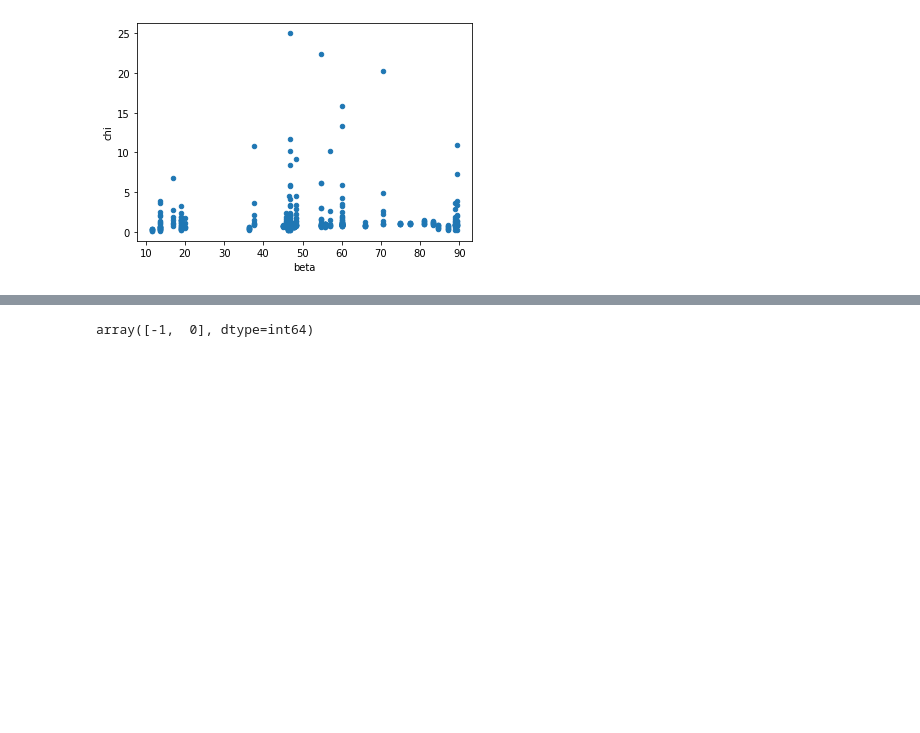
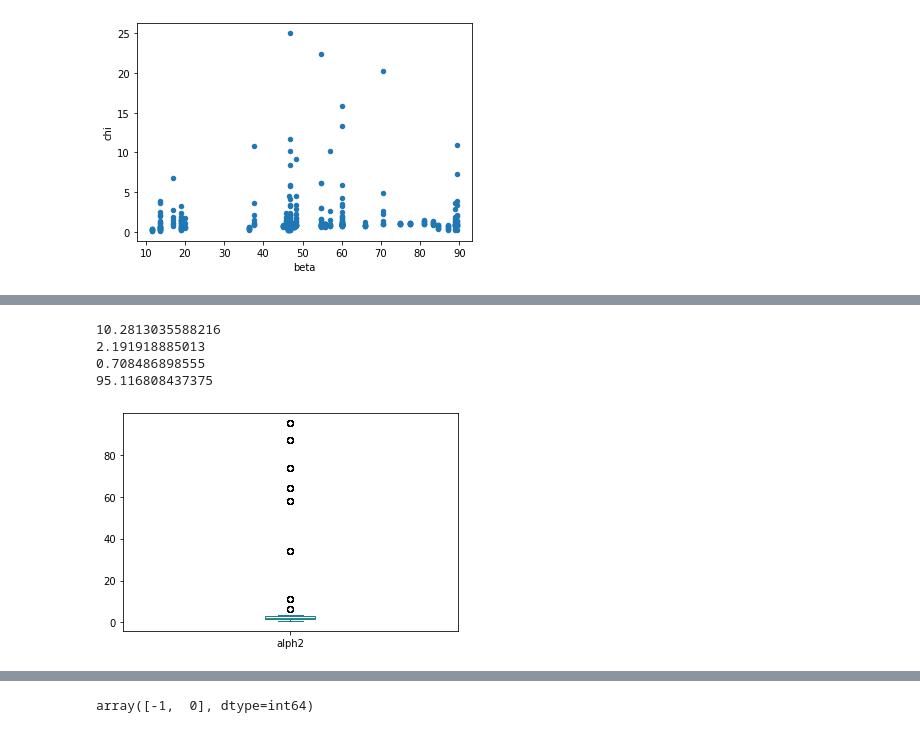
Before and after one commit to thejeffreyli/chi_rate_constant, a Jupyter notebook: nb/JN Day 01 - Visualizing Chi Data, Finding Patterns 06132022.ipynb, the cells around one changed output, grey strips where cells are left out. Drawn from its saved outputs; the diff is of its cells as text; code cells hidden in the pictures; blank space fills up the shorter version.

```diff
--- a/Notebook Day 01 - Visualizing Chi Data, Finding Patterns 06132022.ipynb
+++ b/nb/JN Day 01 - Visualizing Chi Data, Finding Patterns 06132022.ipynb
@@ -56,0 +81,12 @@ scatter1 = df.plot.scatter(x='beta', y='chi')
+# %%
+df["alph2"].plot.box()
+print(df["alph2"].mean())
+print(df["alph2"].median())
+print(df["alph2"].min())
+print(df["alph2"].max())
+# %% [output]
+10.2813035588216
+2.191918885013
+0.708486898555
+95.116808437375
+[figure, added]
```
Also changed, not shown: parts of 4 cells of this notebook, 12 other files.
